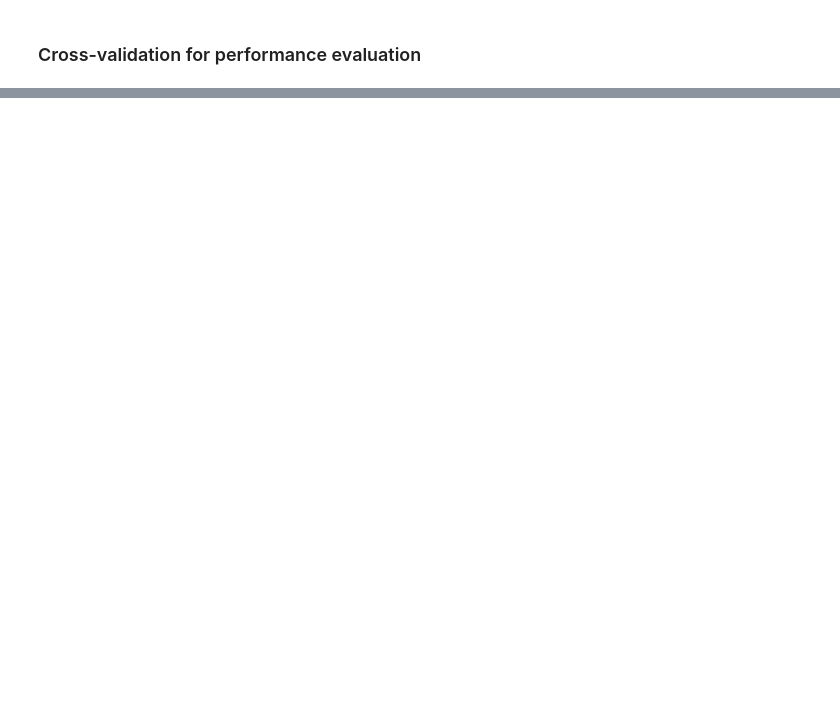
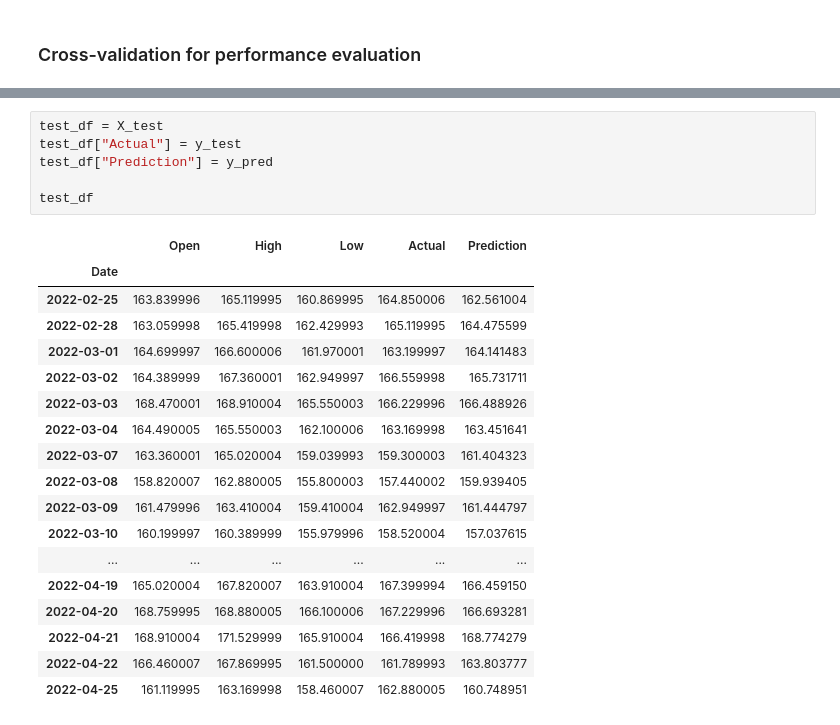
Before and after one commit to janprince/ml_apple_stock_pred, a Jupyter notebook: Apple_Stock_Price_Prediction.ipynb, the cells around one changed output, grey strips where cells are left out. Drawn from its saved outputs; the diff is of its cells as text; blank space fills up the shorter version.

```diff
--- a/Apple_Stock_Price_Prediction.ipynb
+++ b/Apple_Stock_Price_Prediction.ipynb
@@ -170,0 +189,25 @@ array([0.99989853, 0.99992684, 0.9999007 , 0.99990113, 0.99991992])
+# %%
+test_df = X_test
+test_df["Actual"] = y_test
+test_df["Prediction"] = y_pred
+
+test_df
+# %% [output]
+|  | Open | High | Low | Actual | Prediction |
+| Date |  |  |  |  |  |
+| 2022-02-25 | 163.839996 | 165.119995 | 160.869995 | 164.850006 | 162.561004 |
+| 2022-02-28 | 163.059998 | 165.419998 | 162.429993 | 165.119995 | 164.475599 |
+| 2022-03-01 | 164.699997 | 166.600006 | 161.970001 | 163.199997 | 164.141483 |
+| 2022-03-02 | 164.389999 | 167.360001 | 162.949997 | 166.559998 | 165.731711 |
+| 2022-03-03 | 168.470001 | 168.910004 | 165.550003 | 166.229996 | 166.488926 |
+| 2022-03-04 | 164.490005 | 165.550003 | 162.100006 | 163.169998 | 163.451641 |
+| 2022-03-07 | 163.360001 | 165.020004 | 159.039993 | 159.300003 | 161.404323 |
+| 2022-03-08 | 158.820007 | 162.880005 | 155.800003 | 157.440002 | 159.939405 |
+| 2022-03-09 | 161.479996 | 163.410004 | 159.410004 | 162.949997 | 161.444797 |
+| 2022-03-10 | 160.199997 | 160.389999 | 155.979996 | 158.520004 | 157.037615 |
+| ... | ... | ... | ... | ... | ... |
+| 2022-04-19 | 165.020004 | 167.820007 | 163.910004 | 167.399994 | 166.459150 |
+| 2022-04-20 | 168.759995 | 168.880005 | 166.100006 | 167.229996 | 166.693281 |
+| 2022-04-21 | 168.910004 | 171.529999 | 165.910004 | 166.419998 | 168.774279 |
+| 2022-04-22 | 166.460007 | 167.869995 | 161.500000 | 161.789993 | 163.803777 |
+| 2022-04-25 | 161.119995 | 163.169998 | 158.460007 | 162.880005 | 160.748951 |
```
Also changed, not shown: parts of 10 cells of this notebook.
